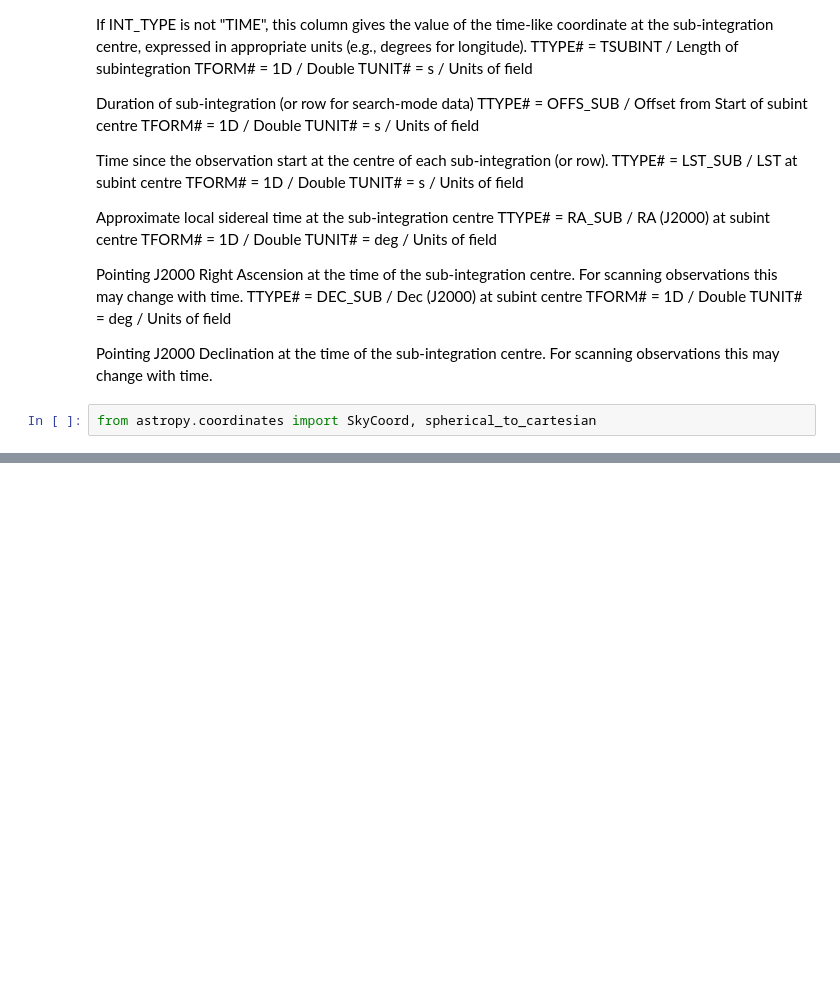
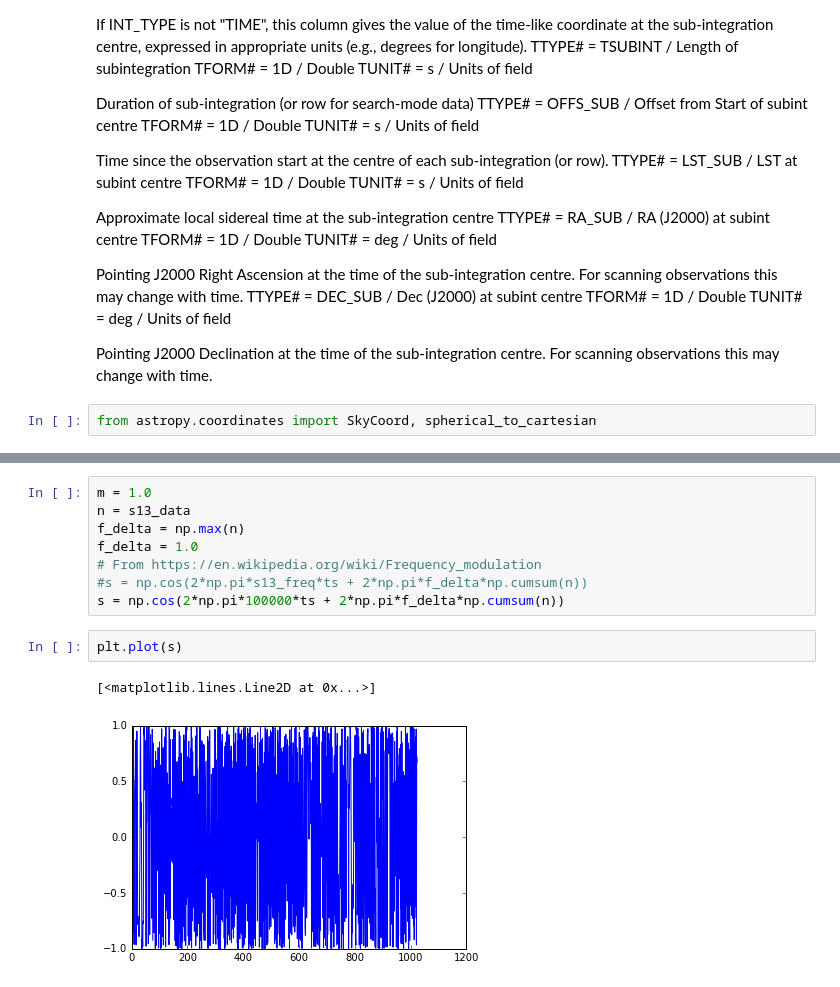
Before and after one commit to gazzar/pulsarvoices, a Jupyter notebook: ipynb/hackfest1.ipynb, the cells around one changed output, grey strips where cells are left out. Saved outputs shown, nothing was run; the diff lists cells and outputs as text; blank space fills up the shorter version.

```diff
--- a/ipynb/hackfest1.ipynb
+++ b/ipynb/hackfest1.ipynb
@@ -247,0 +366,13 @@ spherical_to_cartesian(1, c.ra.radian, c.dec.radian)
+# %%
+m = 1.0
+n = s13_data
+f_delta = np.max(n)
+f_delta = 1.0
+# From https://en.wikipedia.org/wiki/Frequency_modulation
+#s = np.cos(2*np.pi*s13_freq*ts + 2*np.pi*f_delta*np.cumsum(n))
+s = np.cos(2*np.pi*100000*ts + 2*np.pi*f_delta*np.cumsum(n))
+# %%
+plt.plot(s)
+# %% [output]
+[<matplotlib.lines.Line2D at 0x...>]
+[figure, added]
```
Also changed, not shown: parts of 25 cells of this notebook, 2 other files.
